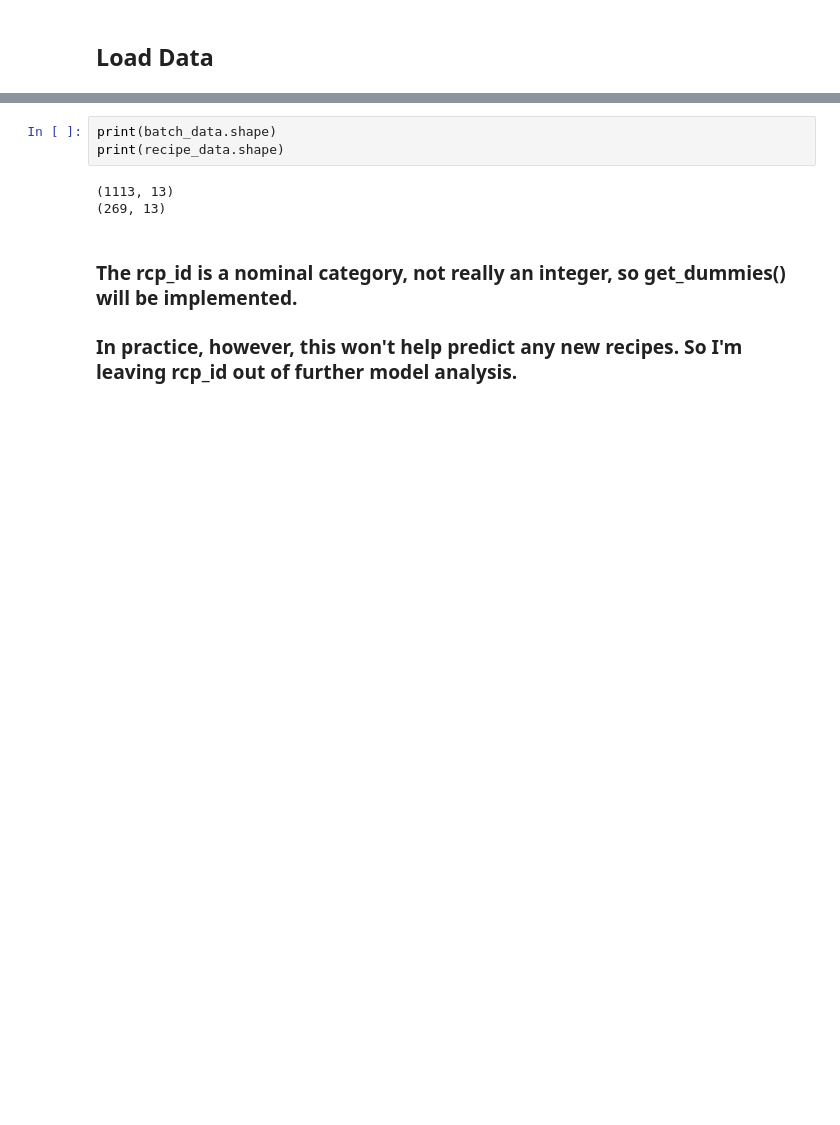
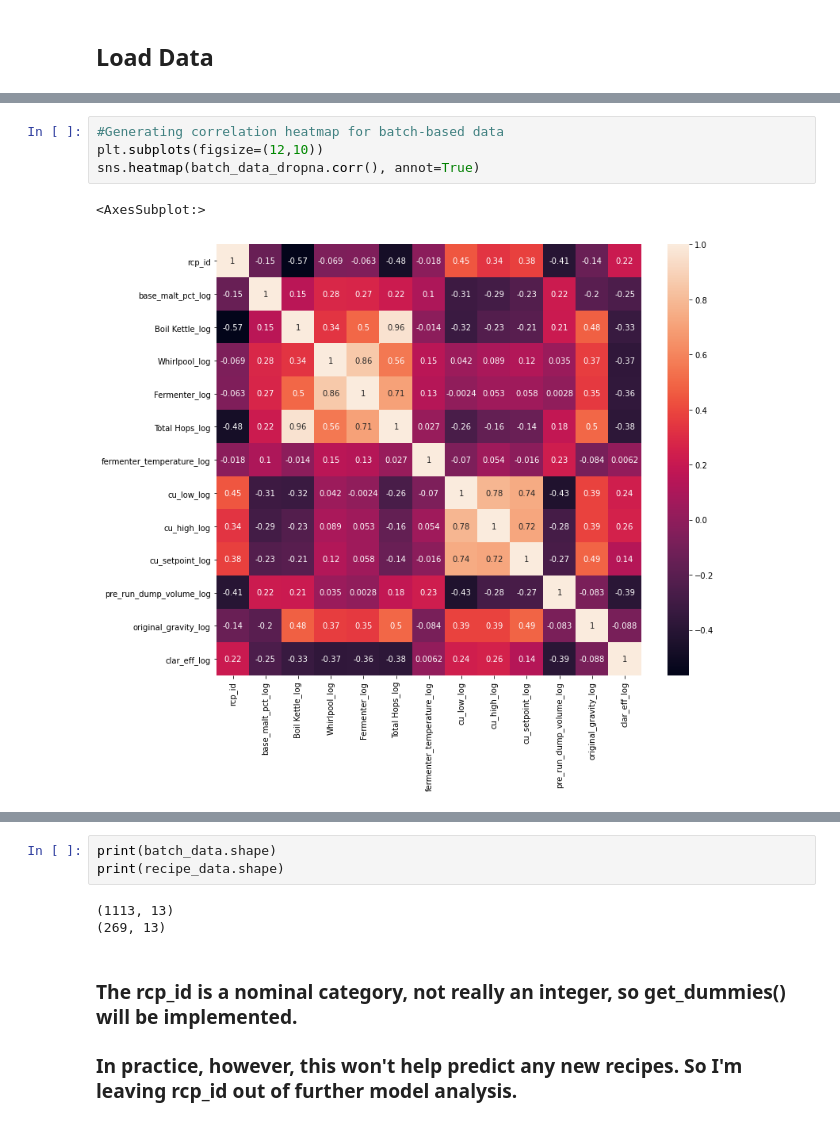
Before and after one commit to trentleslie/springboard_capstone_two, a Jupyter notebook: notebooks/3_preprocessing_and_training.ipynb, the cells around one changed output, grey strips where cells are left out. Saved outputs shown, nothing was run; the diff lists cells and outputs as text; blank space fills up the shorter version.

```diff
--- a/notebooks/3_preprocessing_and_training.ipynb
+++ b/notebooks/3_preprocessing_and_training.ipynb
@@ -57,3 +57,10 @@ recipe_data_dropna = recipe_data.dropna()
 2          1.87
 3         -0.33
 4          2.21
+# %%
+#Generating correlation heatmap for batch-based data
+plt.subplots(figsize=(12,10))
+sns.heatmap(batch_data_dropna.corr(), annot=True)
+# %% [output]
+<AxesSubplot:>
+[figure, added]
```
Also changed, not shown: parts of 39 cells of this notebook, 8 other files.
